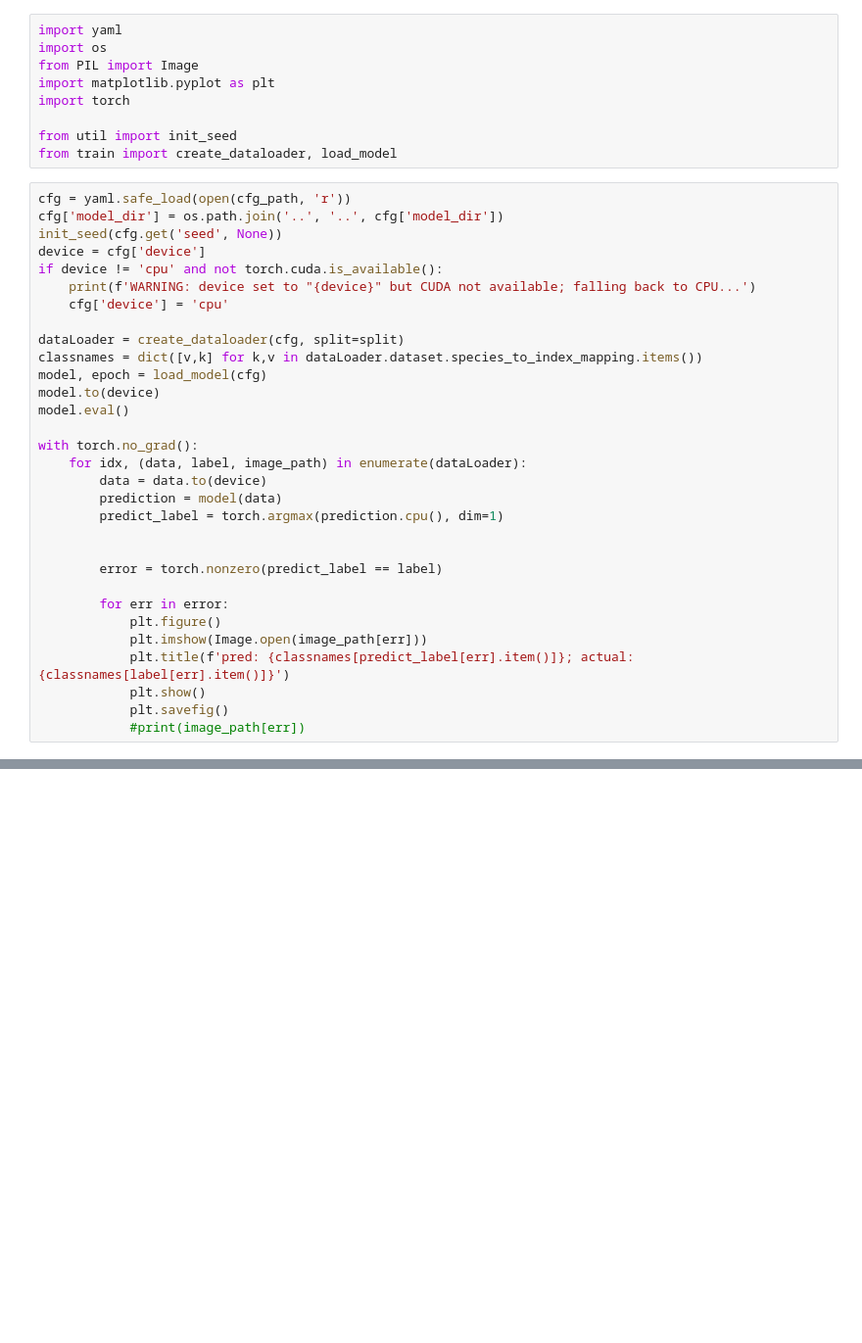
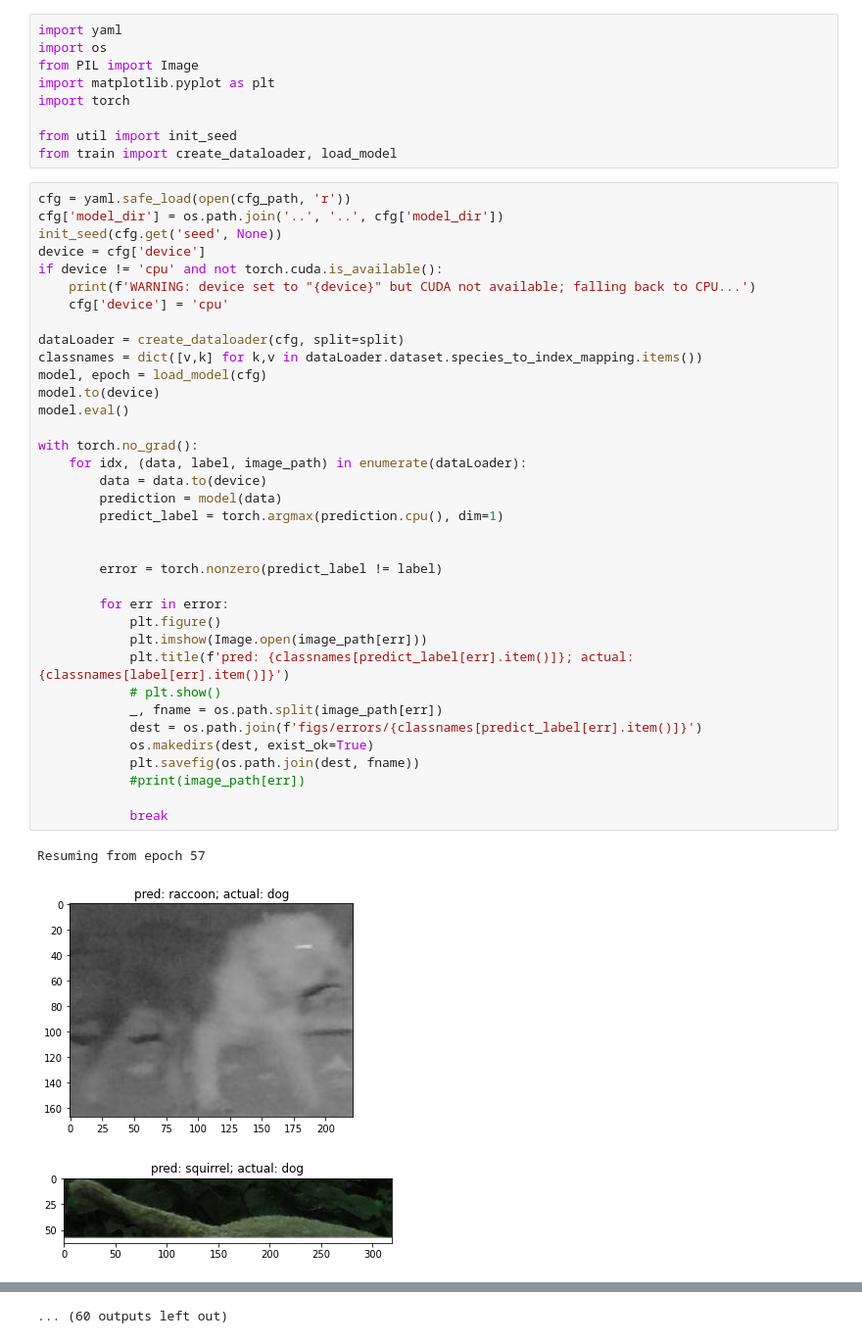
Before and after one commit to tgelmi-candusso/urbanwildlife_cv4e, a Jupyter notebook: projects/urban_classifier/visualize_mispredictions.ipynb, the cells around one changed output, grey strips where cells are left out. Shown at 98% size. Cells and saved outputs as stored; diff of their text form; blank space fills up the shorter version.

Commit message:
save figures into folder errors

```diff
--- a/projects/urban_classifier/visualize_mispredictions.ipynb
+++ b/projects/urban_classifier/visualize_mispredictions.ipynb
@@ -14,31 +14,40 @@ from train import create_dataloader, load_model
 # %%
 cfg = yaml.safe_load(open(cfg_path, 'r'))
 cfg['model_dir'] = os.path.join('..', '..', cfg['model_dir'])
 init_seed(cfg.get('seed', None))
 device = cfg['device']
 if device != 'cpu' and not torch.cuda.is_available():
     print(f'WARNING: device set to "{device}" but CUDA not available; falling back to CPU...')
     cfg['device'] = 'cpu'
 
 dataLoader = create_dataloader(cfg, split=split)
 classnames = dict([v,k] for k,v in dataLoader.dataset.species_to_index_mapping.items())
 model, epoch = load_model(cfg)
 model.to(device)
 model.eval()
 
 with torch.no_grad():
     for idx, (data, label, image_path) in enumerate(dataLoader):
         data = data.to(device)
         prediction = model(data)
         predict_label = torch.argmax(prediction.cpu(), dim=1)
 
 
-        error = torch.nonzero(predict_label == label)
+        error = torch.nonzero(predict_label != label)
 
         for err in error:
             plt.figure()
             plt.imshow(Image.open(image_path[err]))
             plt.title(f'pred: {classnames[predict_label[err].item()]}; actual: {classnames[label[err].item()]}')
-            plt.show()
-            plt.savefig()
+            # plt.show()
+            _, fname = os.path.split(image_path[err])
+            dest = os.path.join(f'figs/errors/{classnames[predict_label[err].item()]}')
+            os.makedirs(dest, exist_ok=True)
+            plt.savefig(os.path.join(dest, fname))
             #print(image_path[err])
+
+            break
+# %% [output]
+Resuming from epoch 57
+[figure, added]
+[figure, added]
@@ -44,0 +63 @@ with torch.no_grad():
+... (60 outputs left out)
```
Also changed, not shown: parts of 1 cell of this notebook, 2 other files.
